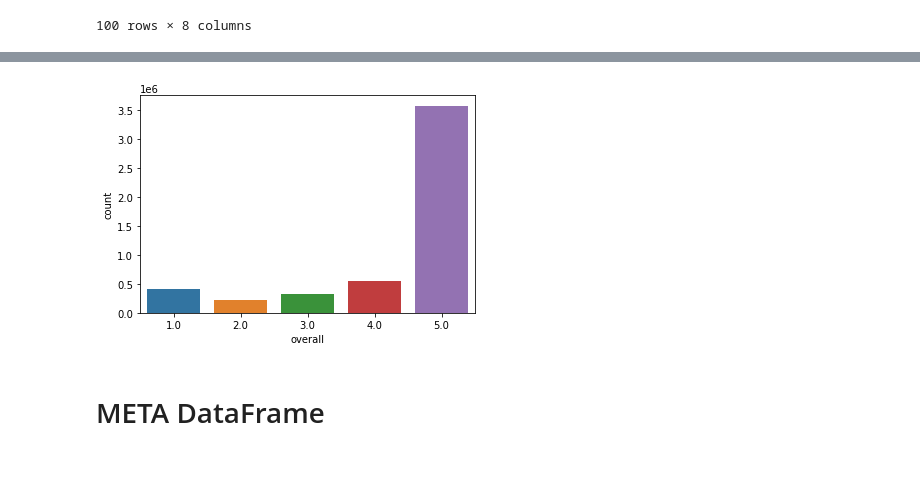
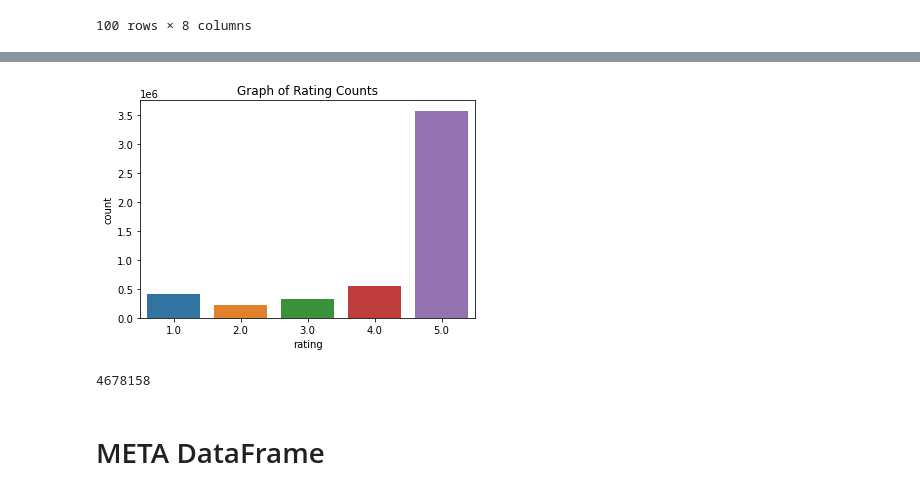
Before and after one commit to Nicoivazquez/Fancy_food_Recommender, a Jupyter notebook: EDA_DataCleanup.ipynb, the cells around one changed output, grey strips where cells are left out. Drawn from its saved outputs; the diff is of its cells as text; code cells hidden in the pictures; blank space fills up the shorter version.

```diff
--- a/EDA_DataCleanup.ipynb
+++ b/EDA_DataCleanup.ipynb
@@ -11,7 +11,7 @@ import numpy as np
 ### load the meta data
 
 data = []
-with gzip.open('../Grocery_and_Gourmet_Food.json.gz') as f:
+with gzip.open('../reviews_Grocery_and_Gourmet_Food_5.json.gz') as f:
     for l in f:
         data.append(json.loads(l.strip()))
 
@@ -85,4 +82,4 @@ len(df['style'].notna())
 #df['style'].head(1000)
 # %%
 df_reviews = df.drop(['reviewTime','unixReviewTime','image','style'], axis=1)
-df_reviews = df[df['vote'].fillna('0')]
+#df_reviews = df[df['vote'].fillna('0')]
@@ -158,7 +167,7 @@ data[7]
 # %%
 import seaborn as sns
 import matplotlib.pyplot as plt
-sns.countplot(df['rating'])
+sns.countplot(df_reviews['rating']).set_title("Graph of Rating Counts")
 plt.show()
 # %% [output]
-[figure, old version]
+[figure, new version]
@@ -165,3 +176,7 @@ plt.show()
+# %%
+len(df_reviews)
+# %% [output]
+4678158
 # %% [markdown]
 # META DataFrame
 # %%
```
Also changed, not shown: parts of 31 cells of this notebook, 4 other files.
